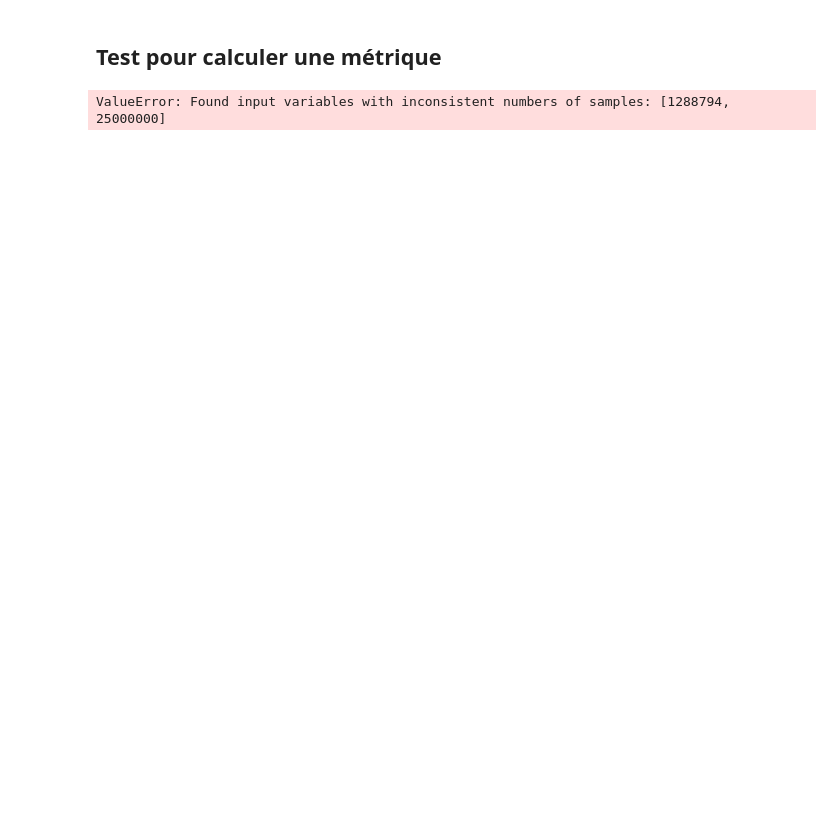
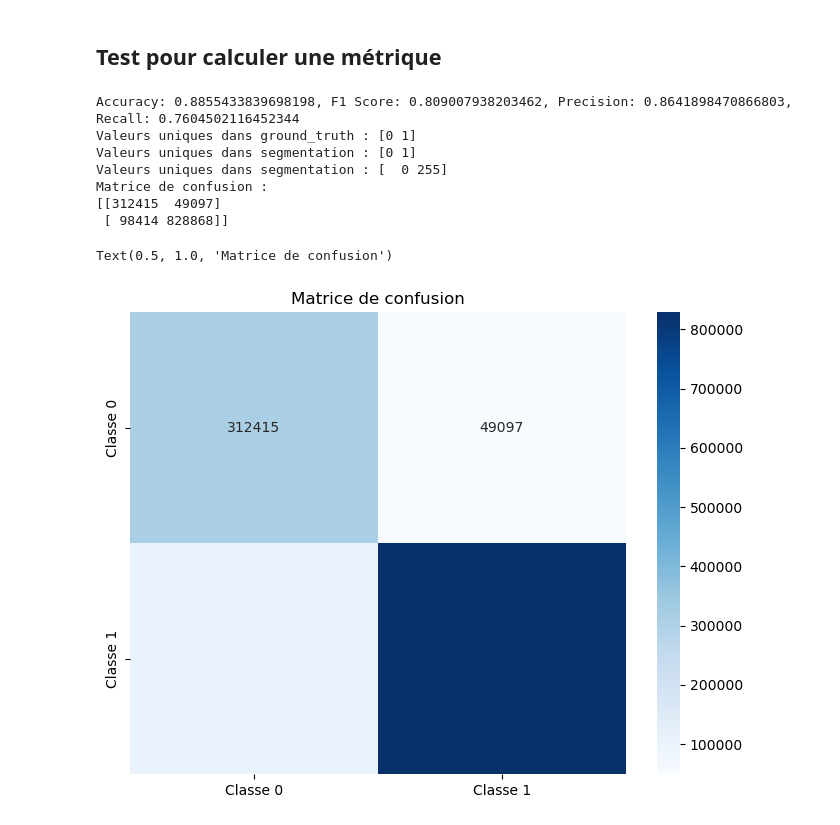
Before and after one commit to sinadeau/RNCAN_crown_segmentation, a Jupyter notebook: TreeCountSegHeight/files_added_in_the_repo/evaluation.ipynb, the cells around one changed output. Saved outputs shown, nothing was run; the diff lists cells and outputs as text; code cells hidden in the pictures; blank space fills up the shorter version.

```diff
--- a/TreeCountSegHeight/files_added_in_the_repo/evaluation.ipynb
+++ b/TreeCountSegHeight/files_added_in_the_repo/evaluation.ipynb
@@ -126,12 +110,38 @@ ValueError: operands could not be broadcast together with shapes (1271,1014) (50
 # %% [markdown]
 ## Test pour calculer une métrique
 # %%
-from sklearn.metrics import accuracy_score
+acc, f1, precision, recall = eva_metrics(ground_truth, segmentation)
+print(f"Accuracy: {acc}, F1 Score: {f1}, Precision: {precision}, Recall: {recall}")
 
-def eva_acc(y_true, y_label):
+#eva_acc(ground_truth, segmentation_normalized)##
 
-    return accuracy_score(y_true.flatten(), y_label.flatten())
+# Valeurs uniques de ground_truth et segmentation
+print("Valeurs uniques dans ground_truth :", np.unique(ground_truth))
+print("Valeurs uniques dans segmentation :", np.unique(segmentation))
 
-eva_acc(ground_truth, segmentation_normalized)
+# Matrice de confusion
+from eva_losses import confusion_matrix
+import seaborn as sns
+import matplotlib.pyplot as plt
+import pandas as pd
+import numpy as np
+
+# Calculer la matrice de confusion
+cm = confusion_matrix(ground_truth, segmentation)
+print("Matrice de confusion :")
+print(cm)
+
+# Visualiser la matrice de confusion
+plt.figure(figsize=(8, 6))
+sns.heatmap(cm, annot=True, fmt='d', cmap='Blues', xticklabels=['Classe 0', 'Classe 1'], yticklabels=['Classe 0', 'Classe 1'])
+plt.title('Matrice de confusion')
 # %% [output]
-ValueError: Found input variables with inconsistent numbers of samples: [1288794, 25000000]
+Accuracy: 0.8855433839698198, F1 Score: 0.809007938203462, Precision: 0.8641898470866803, Recall: 0.7604502116452344
+Valeurs uniques dans ground_truth : [0 1]
+Valeurs uniques dans segmentation : [0 1]
+Valeurs uniques dans segmentation : [  0 255]
+Matrice de confusion :
+[[312415  49097]
+ [ 98414 828868]]
+Text(0.5, 1.0, 'Matrice de confusion')
+[figure, added]
```
Also changed, not shown: parts of 6 cells of this notebook.
